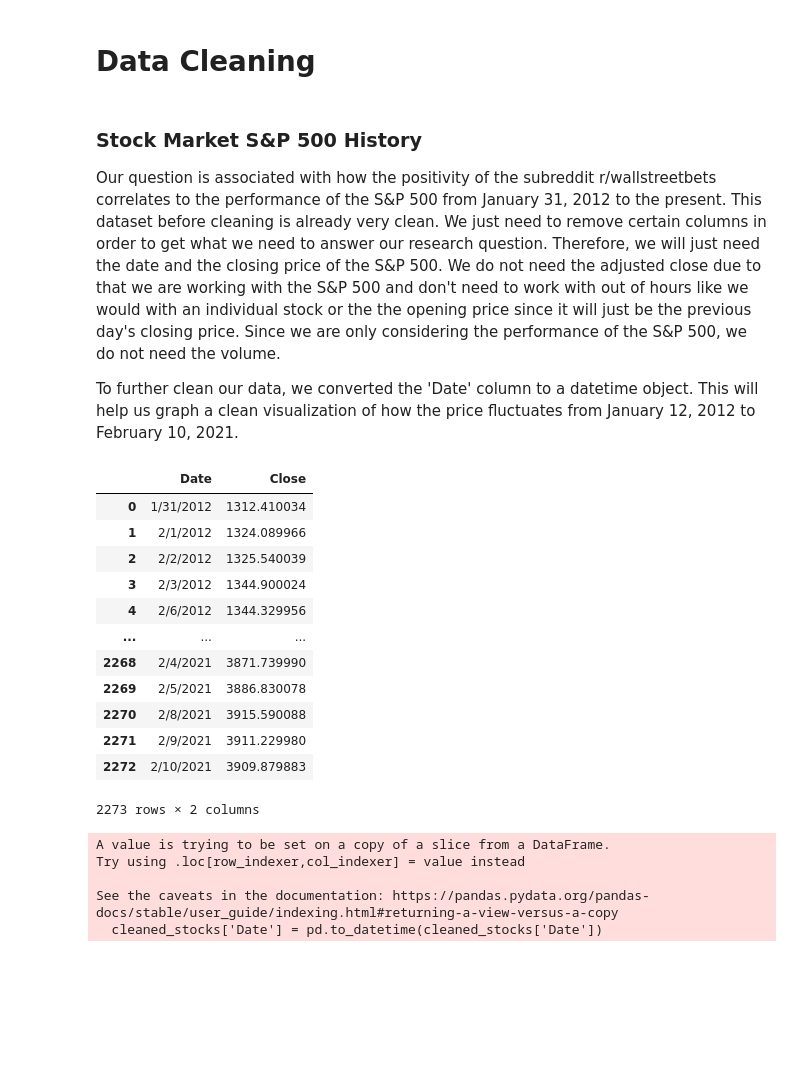
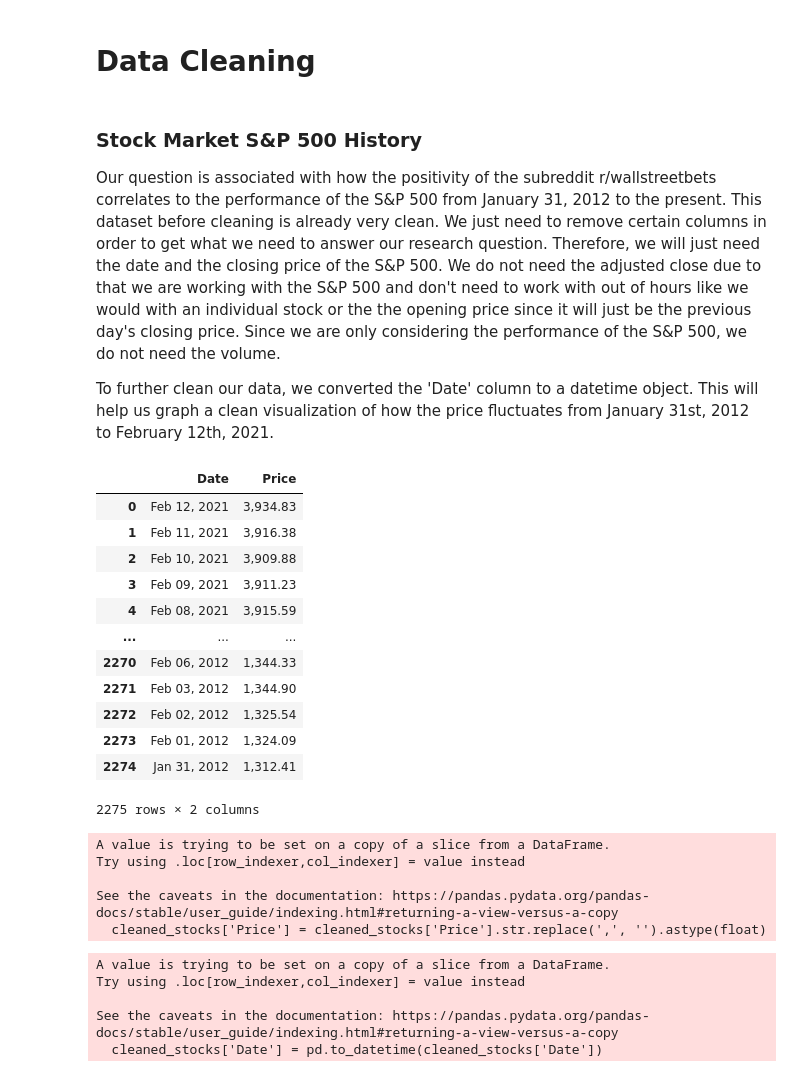
Before and after one commit to sjwfleet/COGS108_Project, a Jupyter notebook: FinalProject_group082.ipynb, the cells around one changed output. Cells and saved outputs as stored; diff of their text form; code cells hidden in the pictures; blank space fills up the shorter version.

```diff
--- a/FinalProject_group082.ipynb
+++ b/FinalProject_group082.ipynb
@@ -100,28 +101,36 @@ import os
 
 Our question is associated with how the positivity of the subreddit r/wallstreetbets correlates to the performance of the S&P 500 from January 31, 2012 to the present. This dataset before cleaning is already very clean. We just need to remove certain columns in order to get what we need to answer our research question. Therefore, we will just need the date and the closing price of the S&P 500. We do not need the adjusted close due to that we are working with the S&P 500 and don't need to work with out of hours like we would with an individual stock or the the opening price since it will just be the previous day's closing price. Since we are only considering the performance of the S&P 500, we do not need the volume.
 
-To further clean our data, we converted the 'Date' column to a datetime object. This will help us graph a clean visualization of how the price fluctuates from January 12, 2012 to February 10, 2021.
+To further clean our data, we converted the 'Date' column to a datetime object. This will help us graph a clean visualization of how the price fluctuates from January 31st, 2012 to February 12th, 2021.
 # %%
 # Open stocks dataset
-stocks = pd.read_csv("Stock_Market_S&P_500_History.csv")
+stocks = pd.read_csv("S&P_500_Historical_Data.csv")
 
 # Take only the date and closing price columns
-cleaned_stocks = stocks[['Date', 'Close']]
+cleaned_stocks = stocks[['Date', 'Price']]
 cleaned_stocks
 # %% [output]
-|  | Date | Close |
-| 0 | 1/31/2012 | 1312.410034 |
-| 1 | 2/1/2012 | 1324.089966 |
-| 2 | 2/2/2012 | 1325.540039 |
-| 3 | 2/3/2012 | 1344.900024 |
-| 4 | 2/6/2012 | 1344.329956 |
+|  | Date | Price |
+| 0 | Feb 12, 2021 | 3,934.83 |
+| 1 | Feb 11, 2021 | 3,916.38 |
+| 2 | Feb 10, 2021 | 3,909.88 |
+| 3 | Feb 09, 2021 | 3,911.23 |
+| 4 | Feb 08, 2021 | 3,915.59 |
 | ... | ... | ... |
-| 2268 | 2/4/2021 | 3871.739990 |
-| 2269 | 2/5/2021 | 3886.830078 |
-| 2270 | 2/8/2021 | 3915.590088 |
-| 2271 | 2/9/2021 | 3911.229980 |
-| 2272 | 2/10/2021 | 3909.879883 |
+| 2270 | Feb 06, 2012 | 1,344.33 |
+| 2271 | Feb 03, 2012 | 1,344.90 |
+| 2272 | Feb 02, 2012 | 1,325.54 |
+| 2273 | Feb 01, 2012 | 1,324.09 |
+| 2274 | Jan 31, 2012 | 1,312.41 |
-2273 rows × 2 columns
+2275 rows × 2 columns
+# %%
+cleaned_stocks['Price'] = cleaned_stocks['Price'].str.replace(',', '').astype(float)
+# %% [output]
+A value is trying to be set on a copy of a slice from a DataFrame.
+Try using .loc[row_indexer,col_indexer] = value instead
+
+See the caveats in the documentation: https://pandas.pydata.org/pandas-docs/stable/user_guide/indexing.html#returning-a-view-versus-a-copy
+  cleaned_stocks['Price'] = cleaned_stocks['Price'].str.replace(',', '').astype(float)
 # %%
 # Change the date column into a datetime object for consistency
 cleaned_stocks['Date'] = pd.to_datetime(cleaned_stocks['Date'])
```
Also changed, not shown: parts of 19 cells of this notebook, 1 other file.
